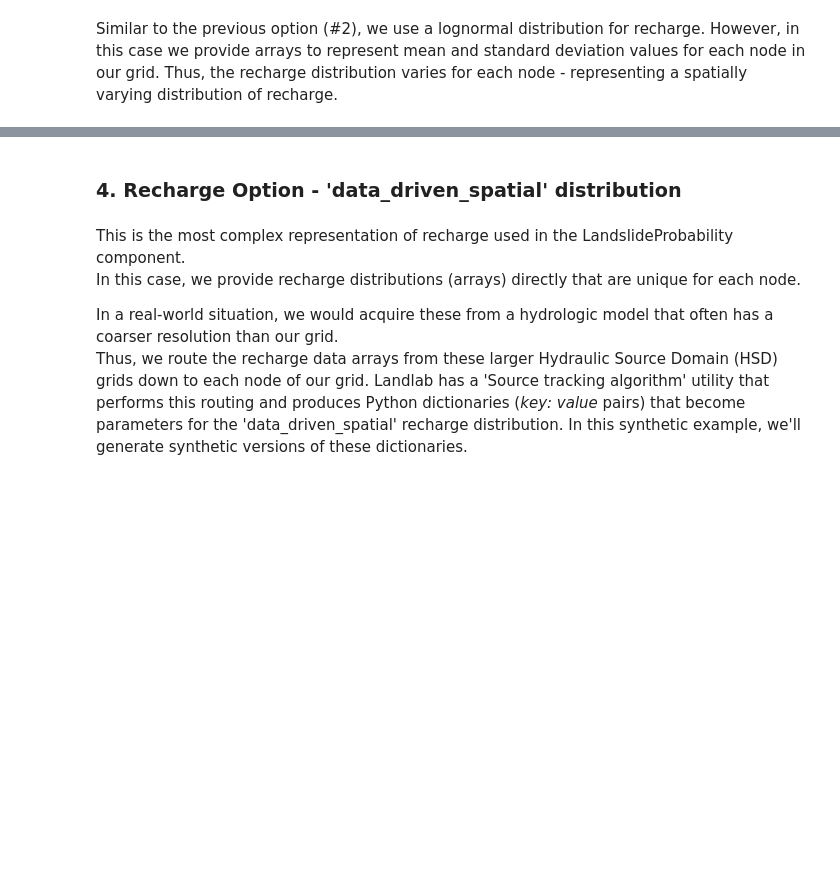
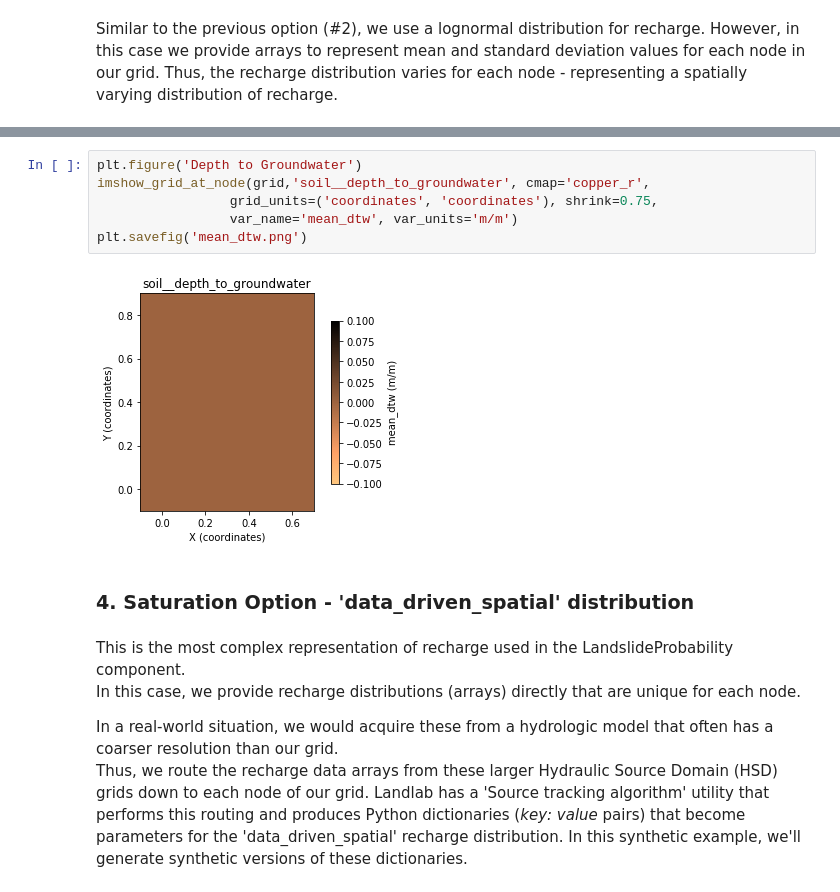
Before and after one commit to Freshwater-Initiative/SkagitLandslideHazards, a Jupyter notebook: landslide_code/Synthetic_saturation_LandlabLandslide.ipynb, the cells around one changed output, grey strips where cells are left out. Drawn from its saved outputs; the diff is of its cells as text; blank space fills up the shorter version.

```diff
--- a/landslide_code/Synthetic_saturation_LandlabLandslide.ipynb
+++ b/landslide_code/Synthetic_saturation_LandlabLandslide.ipynb
@@ -260,8 +287,16 @@ print('Lognormal spatial recharge successfully instantiated')
 # %% [output]
 Distribution =  lognormal_spatial
 Lognormal spatial recharge successfully instantiated
+# %%
+plt.figure('Depth to Groundwater')
+imshow_grid_at_node(grid,'soil__depth_to_groundwater', cmap='copper_r',
+                 grid_units=('coordinates', 'coordinates'), shrink=0.75,
+                 var_name='mean_dtw', var_units='m/m')
+plt.savefig('mean_dtw.png')
+# %% [output]
+[figure, added]
 # %% [markdown]
-### 4. Recharge Option - 'data_driven_spatial' distribution
+### 4. Saturation Option - 'data_driven_spatial' distribution
 # %% [markdown]
 This is the most complex representation of recharge used in the LandslideProbability component.
 In this case, we provide recharge distributions (arrays) directly that are unique for each node.
```
Also changed, not shown: parts of 23 cells of this notebook, 1 other file.
